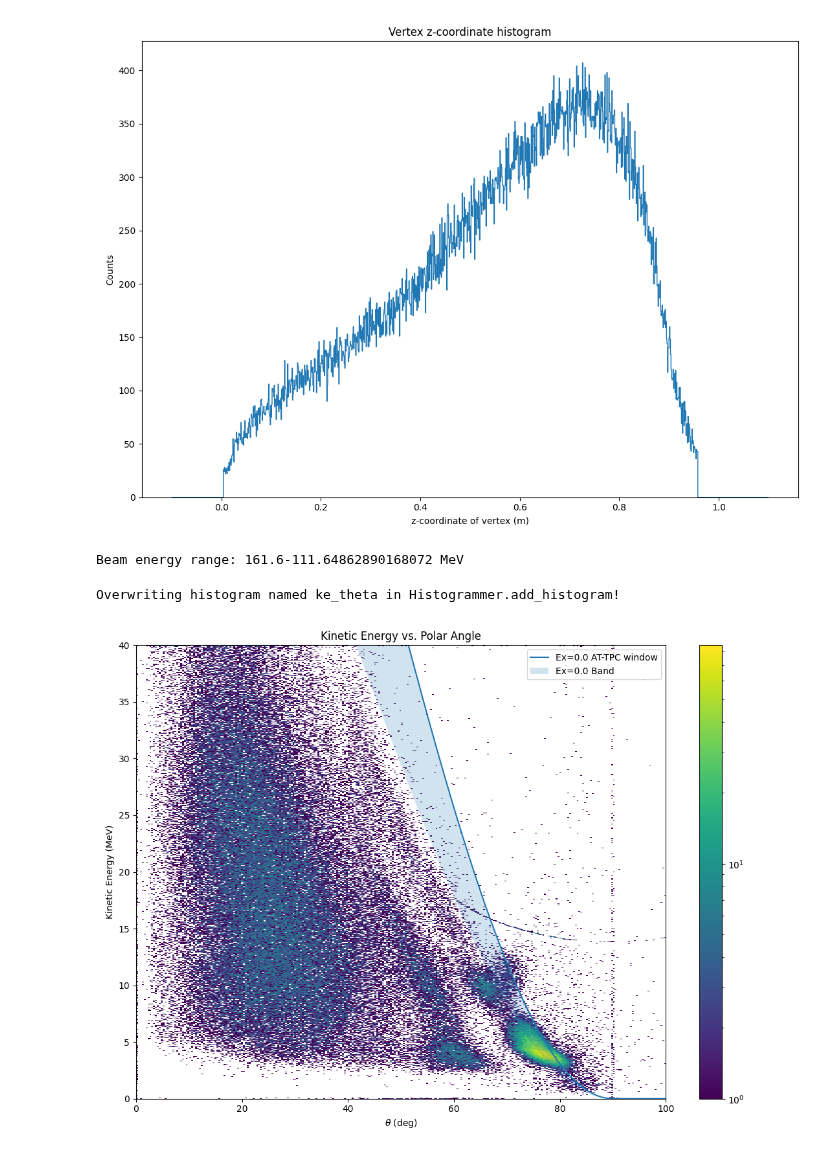
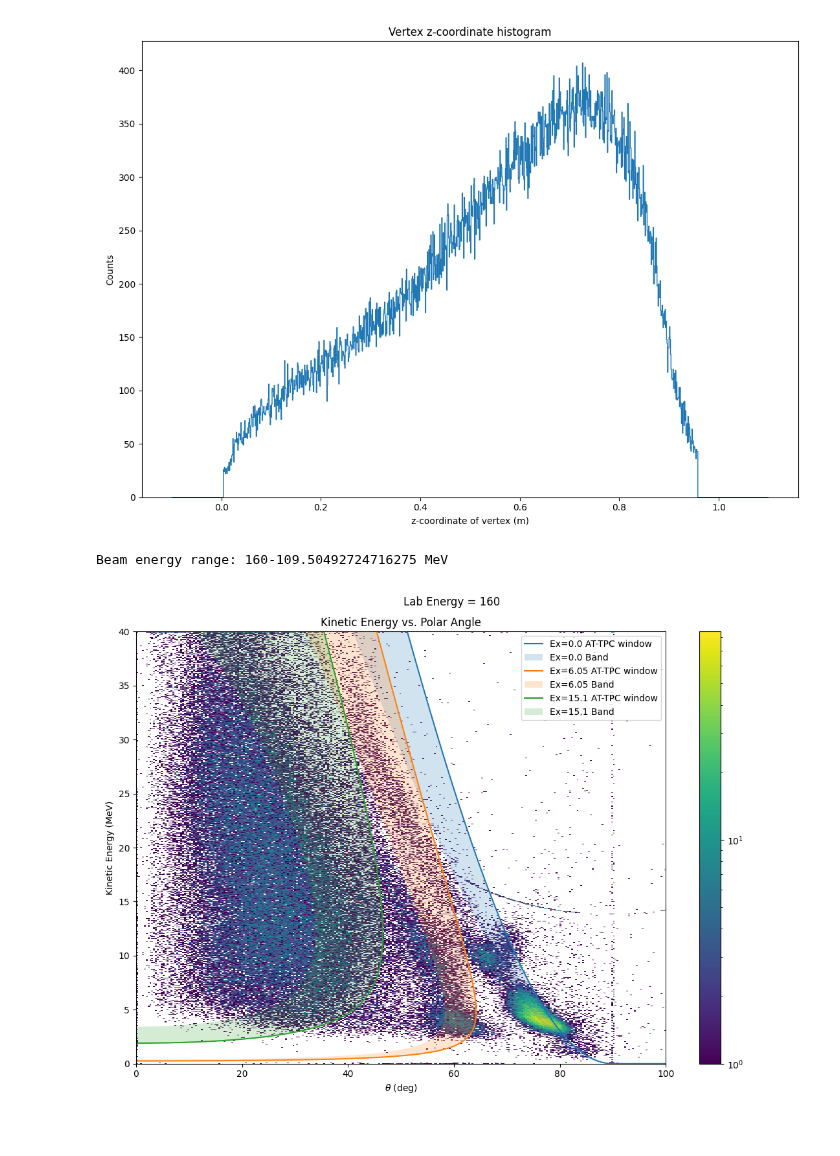
Before and after one commit to singhp99/e20020_analysis, a Jupyter notebook: notebooks/excitation_analysis.ipynb, the cells around one changed output. Cells and saved outputs as stored; diff of their text form; code cells hidden in the pictures.

```diff
--- a/notebooks/excitation_analysis.ipynb
+++ b/notebooks/excitation_analysis.ipynb
@@ -70,5 +83,5 @@ Target material: (Gas)4He1
 # %%
-proj_energy_start = 161.6      # Units of MeV. Initial beam energy
+proj_energy_start = 160  # Units of MeV. Initial beam energy
 
 min_z = 0.004    # Units of meters. Minimum z value of vertex (inclusive)
 max_z = 0.958    # Units of meters. Maximum z value of vertex (inclusive)
@@ -169,7 +204,7 @@ fig.tight_layout()
 # Calculate kinematics for residual particle in given states
 proj_energy_stop = proj_energy_start - target_material.get_energy_loss(projectile, proj_energy_start, np.array([1.0]))[0] # Energy at far end of detector
 print(f"Beam energy range: {proj_energy_start}-{proj_energy_stop} MeV")
-residual_excitations = np.array([0.0])
+residual_excitations = np.array([0.0,6.05,15.1])
 
 # Do the calculation in the center of mass
 cm_angle_range = np.linspace(0., np.pi, 1000)
@@ -221,32 +256,32 @@ for idx, ex in enumerate(residual_excitations):
     eject_kinematics[idx, len(cm_angle_range):, 0] = np.flip(eject_vec_lab_min.theta)
     eject_kinematics[idx, len(cm_angle_range):, 1] = np.flip(eject_vec_lab_min.E - ejectile.mass)
 # %% [output]
-Beam energy range: 161.6-111.64862890168072 MeV
+Beam energy range: 160-109.50492724716275 MeV
 # %%
 # Plot kinematics from data and compare with theoretical kinematics
 grammer.add_hist2d('ke_theta', (500, 800), ((0.0, 180.0), (0.0, 40.0)))
 grammer.fill_hist2d('ke_theta', np.rad2deg(results["polar"]), results["kinetic_energy"])
 ke_theta = grammer.get_hist2d("ke_theta")
 
 fig, ax = plt.subplots(1,1)
 mesh = ax.pcolormesh(ke_theta.x_bins, ke_theta.y_bins, ke_theta.counts, norm="log")
 ax.set_title("Kinetic Energy vs. Polar Angle")
 ax.set_xlabel(r"$\theta$ (deg)")
 ax.set_ylabel("Kinetic Energy (MeV)")
 fig.colorbar(mesh, ax=ax)
 for idx, ex in enumerate(residual_excitations):
     ax.plot(np.rad2deg(eject_kinematics[idx, :len(cm_angle_range), 0]), eject_kinematics[idx, :len(cm_angle_range), 1], label=f"Ex={ex:02} AT-TPC window")
     # Fill idea thanks to D. Ramirez
     ax.fill(np.rad2deg(eject_kinematics[idx, :, 0]), eject_kinematics[idx, :, 1], label=f"Ex={ex:02} Band", alpha=0.2)
 ax.legend()
 fig.set_figheight(8.0)
 fig.set_figwidth(11.0)
+plt.suptitle(f"Lab Energy = {proj_energy_start}")
 plt.xlim(0,100)
 plt.ylim(0,40)
 fig.tight_layout()
 # %% [output]
-Overwriting histogram named ke_theta in Histogrammer.add_histogram!
-[figure, old version]
+[figure, new version]
 # %%
 # Plot excitation energy spectrum
 
```
Also changed, not shown: parts of 5 cells of this notebook.
